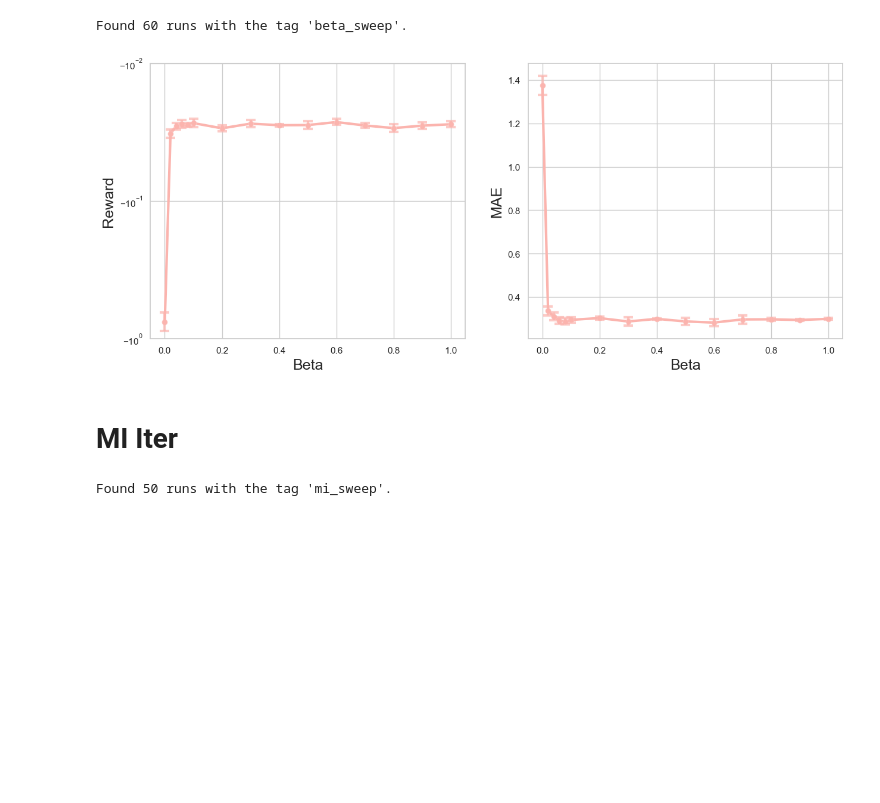
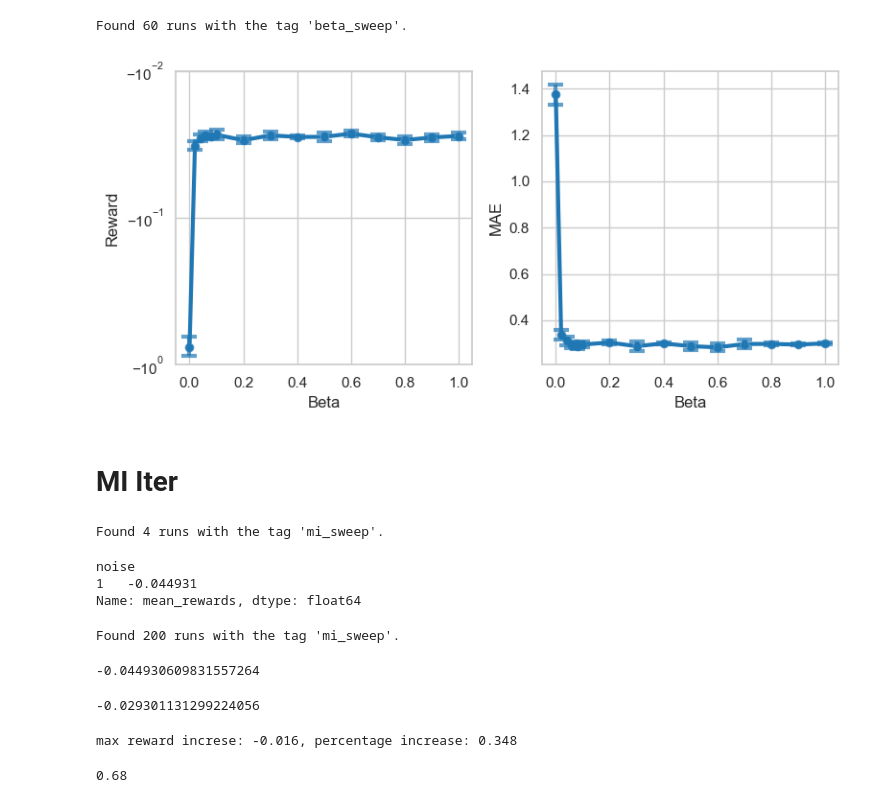
Before and after one commit to KilianFt/LIFT, a Jupyter notebook: notebooks/wandb_results_plots.ipynb, the cells around one changed output. Saved outputs shown, nothing was run; the diff lists cells and outputs as text; code cells hidden in the pictures; blank space fills up the shorter version.

Commit message:
update wandb results with baseline

```diff
--- a/notebooks/wandb_results_plots.ipynb
+++ b/notebooks/wandb_results_plots.ipynb
@@ -50,41 +50,36 @@ mae_data = pd.DataFrame({
     'MAE': mae_mean,
 })
 # %%
-cmap = plt.get_cmap('Pastel1')
-# set fontsize
-plt.rc('font', size=16)
+color = 'tab:blue'
 
-# plt.figure(figsize=(10, 6))
-fig, axs = plt.subplots(1, 2, figsize=(15, 6))
+fig, axs = plt.subplots(1, 2, figsize=(8, 4))
 sns.set(style="whitegrid")
 
-sns.lineplot(x='Scaling Factor', y='Mean Reward', data=data, marker='o', errorbar=None, color=cmap(0), linewidth=3, ax=axs[0])
-axs[0].errorbar(data['Scaling Factor'], data['Mean Reward'], yerr=data['Standard Deviation'], fmt='o', ecolor=cmap(0), elinewidth=3, capthick=3, capsize=6, alpha=0.7, color=cmap(0))
+sns.lineplot(x='Scaling Factor', y='Mean Reward', data=data, marker='o', errorbar=None, color=color, linewidth=3, ax=axs[0])
+axs[0].errorbar(data['Scaling Factor'], data['Mean Reward'], yerr=data['Standard Deviation'], fmt='o', ecolor=color, elinewidth=3, capthick=3, capsize=6, alpha=0.7, color=color)
 
 axs[0].set_yscale('symlog', linthresh=0.01)
 axs[0].set_ylim(-1., -0.01)
 
+sns.lineplot(x='Scaling Factor', y='MAE', data=mae_data, marker='o', errorbar=None, color=color, linewidth=3, ax=axs[1])
+axs[1].errorbar(mae_data['Scaling Factor'], mae_data['MAE'], yerr=mae_data['Standard Deviation'], fmt='o', ecolor=color, elinewidth=3, capthick=3, capsize=6, alpha=0.7, color=color)
 
-sns.lineplot(x='Scaling Factor', y='MAE', data=mae_data, marker='o', errorbar=None, color=cmap(0), linewidth=3, ax=axs[1])
-axs[1].errorbar(mae_data['Scaling Factor'], mae_data['MAE'], yerr=mae_data['Standard Deviation'], fmt='o', ecolor=cmap(0), elinewidth=3, capthick=3, capsize=6, alpha=0.7, color=cmap(0))
-# axs[1].set_yscale('log')
-# axs[1].set_ylim(0.15, 1.5)
-
-axs[0].set_xlabel('Beta', fontsize=18)
-axs[1].set_xlabel('Beta', fontsize=18)
-axs[0].set_ylabel('Reward', fontsize=18)
-axs[1].set_ylabel('MAE', fontsize=18)
+axs[0].set_xlabel('Beta')
+axs[1].set_xlabel('Beta')
+axs[0].set_ylabel('Reward')
+axs[1].set_ylabel('MAE')
+plt.tight_layout()
 plt.savefig('../figures/teacher_beta.png', dpi=400)
 plt.show()
 # %% [output]
-[figure, old version]
+[figure, new version]
 # %% [markdown]
 # MI Iter
 # %%
 # Filter runs by the "beta_sweep" tag
-beta_sweep_runs = [run for run in runs if "mi_sweep_2" in run.tags and run.state == "finished"]
+base_runs = [run for run in runs if "baseline" in run.tags and run.state == "finished"]
 
 # Output the filtered runs
-print(f"Found {len(beta_sweep_runs)} runs with the tag 'mi_sweep'.")
+print(f"Found {len(base_runs)} runs with the tag 'mi_sweep'.")
 # %% [output]
-Found 50 runs with the tag 'mi_sweep'.
+Found 4 runs with the tag 'mi_sweep'.
@@ -90,0 +107,14 @@ Found 50 runs with the tag 'mi_sweep'.
+# %%
+base_df.mean_rewards
+# %% [output]
+noise
+1   -0.044931
+Name: mean_rewards, dtype: float64
+# %%
+# Filter runs by the "beta_sweep" tag
+mi_sweep_runs = [run for run in runs if "mi_sweep_kl05" in run.tags and run.state == "finished"]
+
+# Output the filtered runs
+print(f"Found {len(mi_sweep_runs)} runs with the tag 'mi_sweep'.")
+# %% [output]
+Found 200 runs with the tag 'mi_sweep'.
@@ -90,0 +150,19 @@ Found 50 runs with the tag 'mi_sweep'.
+# %%
+base_df.mean_rewards.values[0]
+# %% [output]
+-0.044930609831557264
+# %%
+df.mean_rewards.max()
+# %% [output]
+-0.029301131299224056
+# %%
+max_rwd_increase = base_df.mean_rewards.values[0] - df.mean_rewards.max()
+p_increase = max_rwd_increase / base_df.mean_rewards.values[0]
+print(f"max reward increse: {max_rwd_increase:.3f}, percentage increase: {p_increase:.3f}")
+# %% [output]
+max reward increse: -0.016, percentage increase: 0.348
+# %%
+better_than_base_p = np.mean([a > base_df.mean_rewards.values[0] for a in df.mean_rewards.values])
+better_than_base_p
+# %% [output]
+0.68
```
Also changed, not shown: parts of 35 cells of this notebook.
